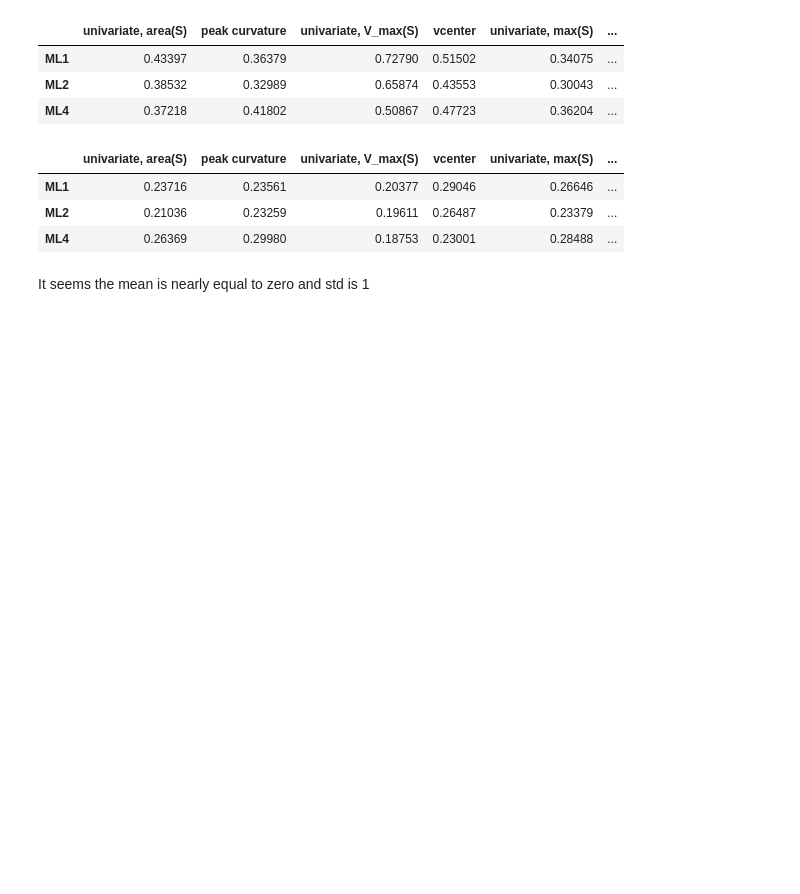
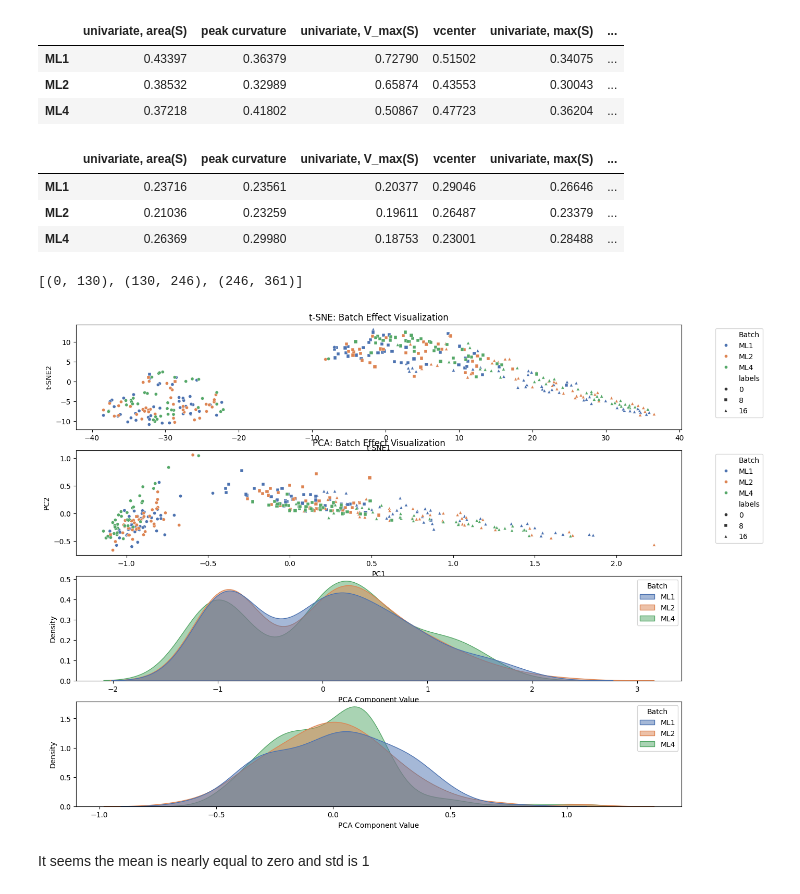
Before and after one commit to ramseylab/vgramreg, a Jupyter notebook: notebooks/Combine_ML1_ML2_ML4 dataset.ipynb, the cells around one changed output. Cells and saved outputs as stored; diff of their text form; code cells hidden in the pictures; blank space fills up the shorter version.

Commit message:
Adds Combat normalizer in the utils and calcualte the scores using combat normaliztion

```diff
--- a/notebooks/Combine_ML1_ML2_ML4 dataset.ipynb
+++ b/notebooks/Combine_ML1_ML2_ML4 dataset.ipynb
@@ -27,6 +27,7 @@ from src.config import *
 normalization    = True
 standardize_type = 'min_max' if normalization else 'none'
 split            = False
+combat_norm      = True
 
 ML1_X, ML1_y = load_dataset('/Users/sangam/Desktop/Epilepsey/Code/vgramreg/dataset/ML1_ML2/2024_02_19_ML1', normalization=normalization, standardize_type=standardize_type, split=split)
 ML2_X, ML2_y = load_dataset('/Users/sangam/Desktop/Epilepsey/Code/vgramreg/dataset/ML1_ML2/2024_02_22_ML2', normalization=normalization, standardize_type=standardize_type, split=split)
@@ -49,6 +50,14 @@ df
 | ML1 | 0.23716 | 0.23561 | 0.20377 | 0.29046 | 0.26646 | ... |
 | ML2 | 0.21036 | 0.23259 | 0.19611 | 0.26487 | 0.23379 | ... |
 | ML4 | 0.26369 | 0.29980 | 0.18753 | 0.23001 | 0.28488 | ... |
+# %%
+if combat_norm:
+    (ML1_X, ML2_X, ML4_X), batch_labels = perform_combat_normalization([ML1_X, ML2_X, ML4_X], dataset_name=['ML1', 'ML2', 'ML4'])
+    labels               = ML1_y.values.tolist() + ML2_y.values.tolist() + ML4_y.values.tolist()
+    tsen_pca_viz([ML1_X, ML2_X, ML4_X], batch_labels, labels)
+# %% [output]
+[(0, 130), (130, 246), (246, 361)]
+[figure, added]
 # %% [markdown]
 It seems the mean is nearly equal to zero and std is 1
 # %%
```
Also changed, not shown: parts of 2 cells of this notebook, 1 other file.
